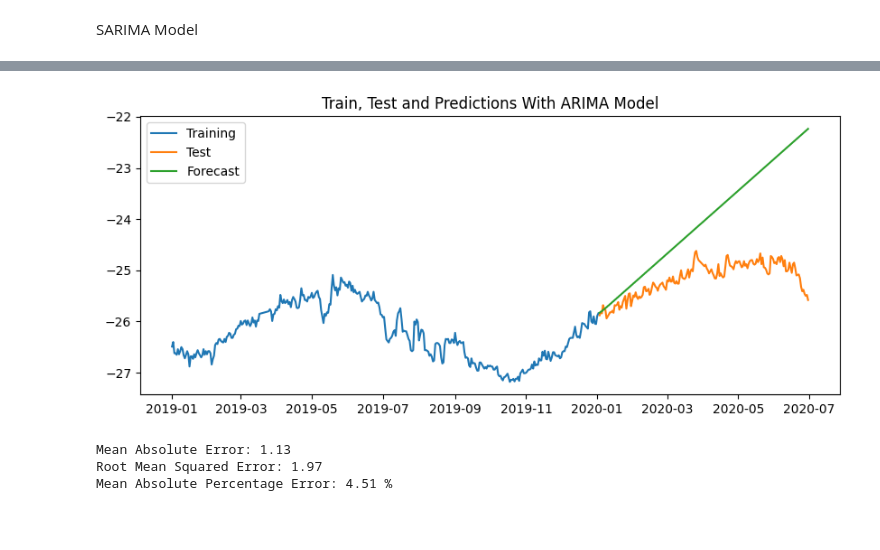
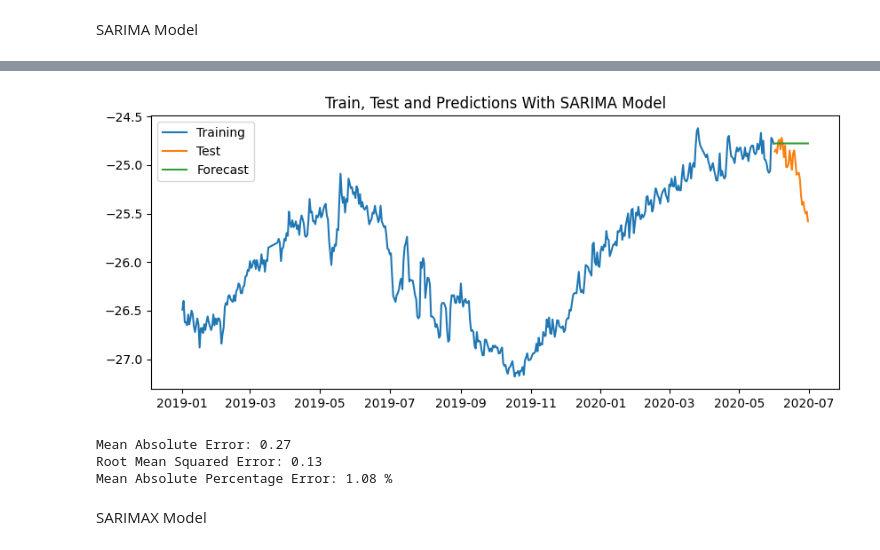
Before and after one commit to 4GeeksAcademy/remelop_Time_Series_Project, a Jupyter notebook: src/Time_Series_Project.ipynb, the cells around one changed output, grey strips where cells are left out. Cells and saved outputs as stored; diff of their text form; code cells hidden in the pictures; blank space fills up the shorter version.

```diff
--- a/src/Time_Series_Project.ipynb
+++ b/src/Time_Series_Project.ipynb
@@ -189,0 +157,16 @@ ts['Depth_to_Groundwater'] = ts['Depth_to_Groundwater'].interpolate(method='line
+# %%
+data_c['Rainfall'] = data_c['Rainfall'].interpolate(method='linear')
+data_c['Temperature'] = data_c['Temperature'].interpolate(method='linear')
+data_c['Hydrometry'] = data_c['Hydrometry'].interpolate(method='linear')
+data_c['Volume'] = data_c['Volume'].interpolate(method='linear')
+data_c['Depth_to_Groundwater'] = data_c['Depth_to_Groundwater'].interpolate(method='linear')
+# %%
+# Data Visualization
+f, ax = plt.subplots(nrows=4, ncols=1, figsize=(12, 15))
+
+for i, column in enumerate(data_c.drop('Depth_to_Groundwater', axis=1).columns):
+    sns.lineplot(data = data_c[column], ax=ax[i], color='dodgerblue')
+    ax[i].set_title('Feature: {}'.format(column), fontsize=14)
+    ax[i].set_xlabel(xlabel=None)
+    ax[i].set_ylabel(ylabel=None)
+    ax[i].set_xlim(initial_date, final_date)
@@ -241,7 +226,7 @@ plt.show()
 # %%
 # Training and Test Split
 periods = 180
-train, test = ts.iloc[:-periods, 0], ts.iloc[-periods:, 0]
+train, test = data_c.iloc[:-periods, 4], data_c.iloc[-periods:, 4]
 # %%
 # Holt - Winters Model
 model = ExponentialSmoothing(train,
@@ -346,6 +331,10 @@ plt.tight_layout()
 plt.show()
 # %% [output]
 [figure]
+# %%
+# Training and Test Split
+periods = 30
+train, test = data_c.iloc[:-periods, 4], data_c.iloc[-periods:, 4]
 # %%
 # Using pmdarima for the arima model and the best parameters
 arima_model = auto_arima(train, seasonal = False
@@ -458,9 +440,11 @@ Warnings:
 # Predictions
 sarima_predictions = sarima_model.predict(n_periods = len(test))
 # %%
-model_assessment(train['2019':], test, sarima_predictions, "ARIMA Model")
+model_assessment(train['2019':], test, sarima_predictions, "SARIMA Model")
 # %% [output]
-[figure, old version]
+[figure, new version]
-Mean Absolute Error: 1.13
-Root Mean Squared Error: 1.97
-Mean Absolute Percentage Error: 4.51 %
+Mean Absolute Error: 0.27
+Root Mean Squared Error: 0.13
+Mean Absolute Percentage Error: 1.08 %
+# %% [markdown]
+SARIMAX Model
```
Also changed, not shown: parts of 32 cells of this notebook.
